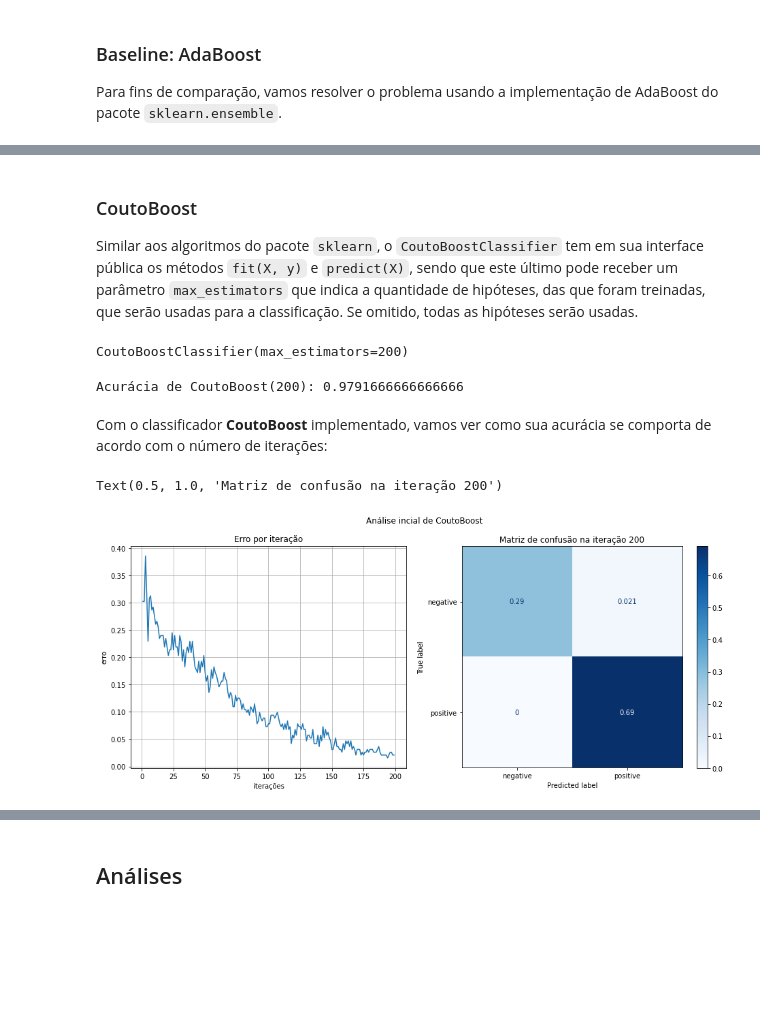
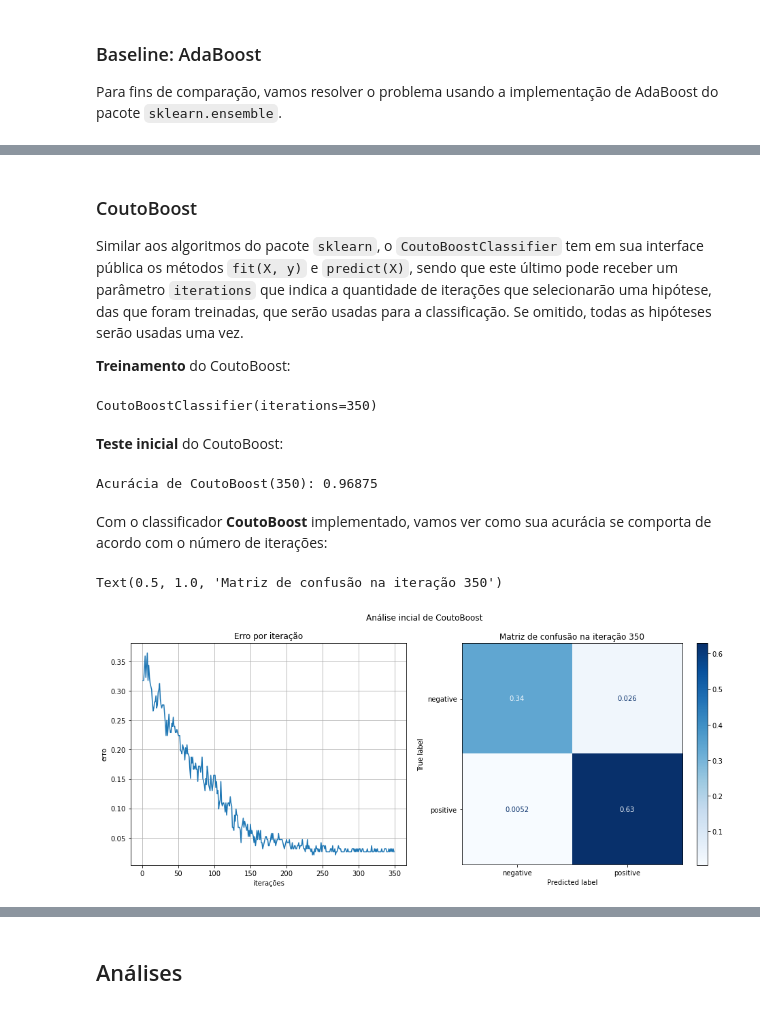
Before and after one commit to fegemo/ml-boosting, a Jupyter notebook: boosting.ipynb, the cells around one changed output, grey strips where cells are left out. Saved outputs shown, nothing was run; the diff lists cells and outputs as text; code cells hidden in the pictures; blank space fills up the shorter version.

```diff
--- a/boosting.ipynb
+++ b/boosting.ipynb
@@ -99,5 +191,5 @@ X_train, X_test, y_train, y_test = train_test_split(X, y, random_state=0, test_s
 
 Para fins de comparação, vamos resolver o problema usando a implementação de AdaBoost do pacote `sklearn.ensemble`.
 # %%
-# configuração do experimento
-iterations = 200
+# configuração do experimento inicial
+iterations = 350
@@ -119,50 +215,54 @@ Acurácia de AdaBoost(200): 0.9791666666666666
 # %% [markdown]
 ### CoutoBoost
 
-Similar aos algoritmos do pacote `sklearn`, o `CoutoBoostClassifier` tem em sua interface pública os métodos `fit(X, y)` e `predict(X)`, sendo que este último pode receber um parâmetro `max_estimators` que indica a quantidade de hipóteses, das que foram treinadas, que serão usadas para a classificação. Se omitido, todas as hipóteses serão usadas.
+Similar aos algoritmos do pacote `sklearn`, o `CoutoBoostClassifier` tem em sua interface pública os métodos `fit(X, y)` e `predict(X)`, sendo que este último pode receber um parâmetro `iterations` que indica a quantidade de iterações que selecionarão uma hipótese, das que foram treinadas, que serão usadas para a classificação. Se omitido, todas as hipóteses serão usadas uma vez.
+
+**Treinamento** do CoutoBoost:
 # %%
 from couto_boost import CoutoBoostClassifier
 
-clf = CoutoBoostClassifier(max_estimators=iterations)
+clf = CoutoBoostClassifier(iterations=iterations)
 clf.fit(X_train, y_train)
 # %% [output]
-CoutoBoostClassifier(max_estimators=200)
+CoutoBoostClassifier(iterations=350)
+# %% [markdown]
+**Teste inicial** do CoutoBoost:
 # %%
 y_hat = clf_baseline.predict(X_test)
 
 score = accuracy_score(y_test, y_hat)
 print(f"Acurácia de CoutoBoost({iterations}):", score)
 # %% [output]
-Acurácia de CoutoBoost(200): 0.9791666666666666
+Acurácia de CoutoBoost(350): 0.96875
 # %% [markdown]
 Com o classificador **CoutoBoost** implementado, vamos ver como sua acurácia se comporta de acordo com o número de iterações:
 # %%
 import matplotlib.pyplot as plt
 import numpy as np
 from sklearn.metrics import zero_one_loss
 from sklearn.metrics import plot_confusion_matrix
 
 accuracies = []
 errors = []
 
 for max_iterations in np.arange(1, iterations):
-    y_hat = clf.predict(X_test, max_estimators=max_iterations)
+    y_hat = clf.predict(X_test, iterations_to_consider=max_iterations)
     score = accuracy_score(y_test, y_hat)
     error = zero_one_loss(y_test, y_hat)
     accuracies.append(score)
     errors.append(error)
 
 # mostra o erro ao longo das iterações
 plt.rcParams.update({'figure.figsize':(16,6)})
 fig, [axL, axR] = plt.subplots(1, 2)
 fig.suptitle(f"Análise incial de CoutoBoost")
 axL.plot(np.arange(1, iterations), errors)
 axL.set(xlabel='iterações', ylabel='erro',
        title='Erro por iteração')
 axL.grid()
 
 plot_confusion_matrix(clf, X_test, y_test, cmap=plt.cm.Blues, display_labels=["negative", "positive"], normalize="all", ax=axR)
 axR.set_title(f"Matriz de confusão na iteração {iterations}")
 # %% [output]
-Text(0.5, 1.0, 'Matriz de confusão na iteração 200')
+Text(0.5, 1.0, 'Matriz de confusão na iteração 350')
-[figure, old version]
+[figure, new version]
```
Also changed, not shown: parts of 30 cells of this notebook, 4 other files.
